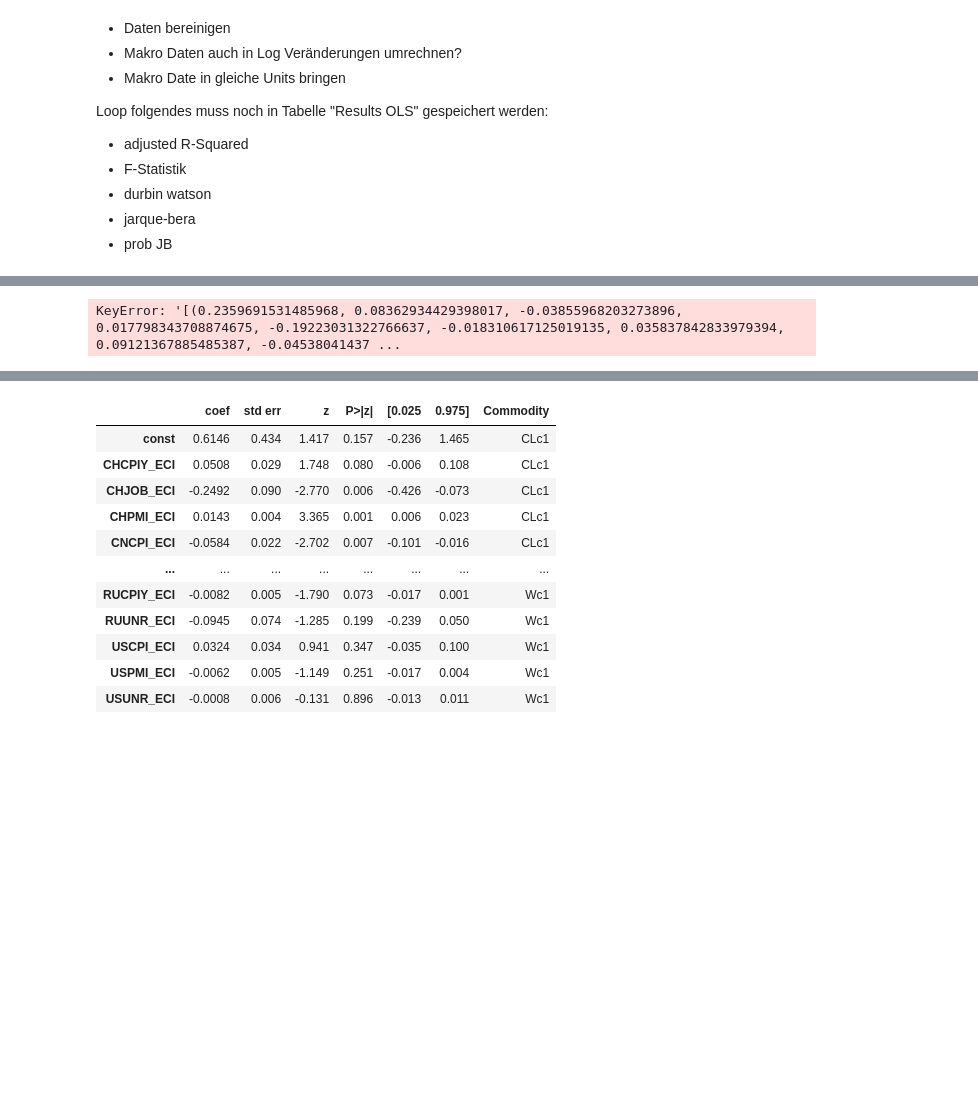
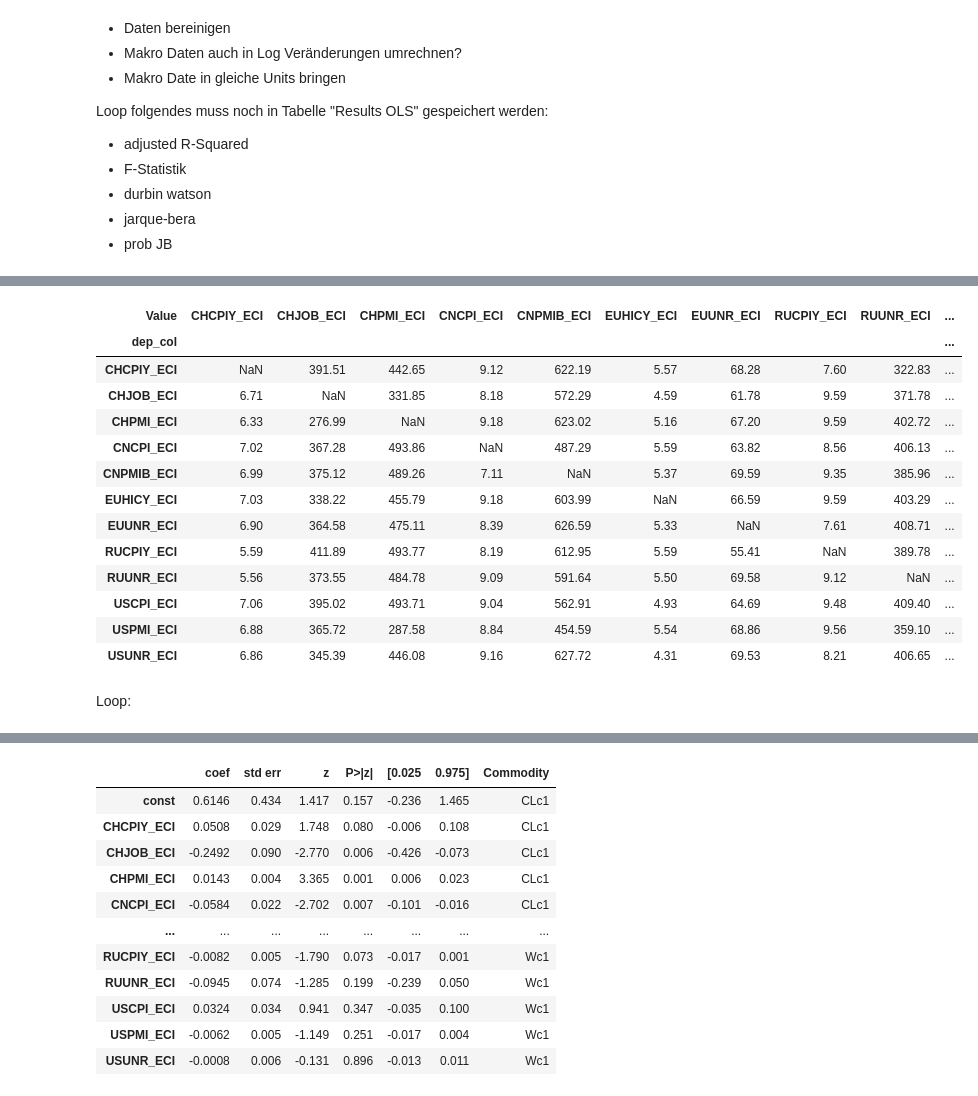
Before and after one commit to Liomat97/AQM, a Jupyter notebook: AQM_Analyse.ipynb, the cells around one changed output, grey strips where cells are left out. Drawn from its saved outputs; the diff is of its cells as text; code cells hidden in the pictures; blank space fills up the shorter version.

Commit message:
added VIF Loop

```diff
--- a/AQM_Analyse.ipynb
+++ b/AQM_Analyse.ipynb
@@ -172,17 +192,19 @@ Loop folgendes muss noch in Tabelle "Results OLS" gespeichert werden:
 - jarque-bera
 - prob JB
 # %%
-#Code for VIF Calculation
-#Source: https://statinfer.com/204-1-9-issue-of-multicollinearity-in-python/
-# Adjusted for Endogenity
-#Writing a function to calculate the VIF values
-
+#Code for VIF Calculation - added a Return-Statement, so that the Results get added in a DataFrame:
 def vif_cal(input_data, dependent_col):
     x_vars=input_data.drop([dependent_col], axis=1)
     xvar_names=x_vars.columns
+    ttt = pd.DataFrame()
     for i in range(0,xvar_names.shape[0]):
         y=x_vars[xvar_names[i]]
         x=x_vars[xvar_names.drop(xvar_names[i])]
         rsq=sm.OLS(formula="y~x", data=x_vars,endog=y, exog=x).fit().rsquared
         vif=round(1/(1-rsq),2)
-        print (xvar_names[i],vif)
+
+        tt = pd.DataFrame()
+        tt['Value'] = [xvar_names[i]]
+        tt['VIF'] = [vif]
+        ttt = ttt.append(tt)
+    return ttt
@@ -191,3 +228,29 @@ def vif_cal(input_data, dependent_col):
+# %%
+input_columns = macro_data[['CHCPIY_ECI','CHJOB_ECI','CHPMI_ECI','CNCPI_ECI','CNPMIB_ECI','EUHICY_ECI','EUUNR_ECI','RUCPIY_ECI','RUUNR_ECI','USCPI_ECI','USPMI_ECI','USUNR_ECI']]
+VIF_Results = pd.DataFrame()
+for col in range(0, len(input_columns.columns)):
+    vif = vif_cal(input_data=input_columns, dependent_col=input_columns.columns[col])
+    vif = pd.DataFrame(vif)
+    vif['dep_col'] = input_columns.columns[col]
+    VIF_Results = VIF_Results.append(vif)
+VIF_Results = VIF_Results.set_index(['dep_col']).pivot(columns='Value', values=['VIF'])
+VIF_Results = VIF_Results.droplevel(level=0, axis=1)
+VIF_Results
+# %% [output]
+| Value | CHCPIY_ECI | CHJOB_ECI | CHPMI_ECI | CNCPI_ECI | CNPMIB_ECI | EUHICY_ECI | EUUNR_ECI | RUCPIY_ECI | RUUNR_ECI | ... |
+| dep_col |  |  |  |  |  |  |  |  |  | ... |
+| CHCPIY_ECI | NaN | 391.51 | 442.65 | 9.12 | 622.19 | 5.57 | 68.28 | 7.60 | 322.83 | ... |
+| CHJOB_ECI | 6.71 | NaN | 331.85 | 8.18 | 572.29 | 4.59 | 61.78 | 9.59 | 371.78 | ... |
+| CHPMI_ECI | 6.33 | 276.99 | NaN | 9.18 | 623.02 | 5.16 | 67.20 | 9.59 | 402.72 | ... |
+| CNCPI_ECI | 7.02 | 367.28 | 493.86 | NaN | 487.29 | 5.59 | 63.82 | 8.56 | 406.13 | ... |
+| CNPMIB_ECI | 6.99 | 375.12 | 489.26 | 7.11 | NaN | 5.37 | 69.59 | 9.35 | 385.96 | ... |
+| EUHICY_ECI | 7.03 | 338.22 | 455.79 | 9.18 | 603.99 | NaN | 66.59 | 9.59 | 403.29 | ... |
+| EUUNR_ECI | 6.90 | 364.58 | 475.11 | 8.39 | 626.59 | 5.33 | NaN | 7.61 | 408.71 | ... |
+| RUCPIY_ECI | 5.59 | 411.89 | 493.77 | 8.19 | 612.95 | 5.59 | 55.41 | NaN | 389.78 | ... |
+| RUUNR_ECI | 5.56 | 373.55 | 484.78 | 9.09 | 591.64 | 5.50 | 69.58 | 9.12 | NaN | ... |
+| USCPI_ECI | 7.06 | 395.02 | 493.71 | 9.04 | 562.91 | 4.93 | 64.69 | 9.48 | 409.40 | ... |
+| USPMI_ECI | 6.88 | 365.72 | 287.58 | 8.84 | 454.59 | 5.54 | 68.86 | 9.56 | 359.10 | ... |
+| USUNR_ECI | 6.86 | 345.39 | 446.08 | 9.16 | 627.72 | 4.31 | 69.53 | 8.21 | 406.65 | ... |
 # %%
 #OLS
 import statsmodels.api as sm
@@ -197,10 +260,8 @@ x = sm.add_constant(x)
 model = sm.OLS(y,x, missing = 'drop')
 results = model.fit(cov_type='HAC', cov_kwds={'maxlags':1})
 #print(results.summary())
-
-vif_cal(input_data=macro_data[['CHCPIY_ECI','CHJOB_ECI']], dependent_col=Commodities['CLc1'])
-# %% [output]
-KeyError: '[(0.2359691531485968, 0.08362934429398017, -0.03855968203273896, 0.017798343708874675, -0.19223031322766637, -0.018310617125019135, 0.035837842833979394, 0.09121367885485387, -0.04538041437 ...
+# %% [markdown]
+Loop:
 # %%
 #Create Table to save all Results from OLS:
 import statsmodels.api as sm
```
Also changed, not shown: parts of 10 cells of this notebook, 5 other files.
